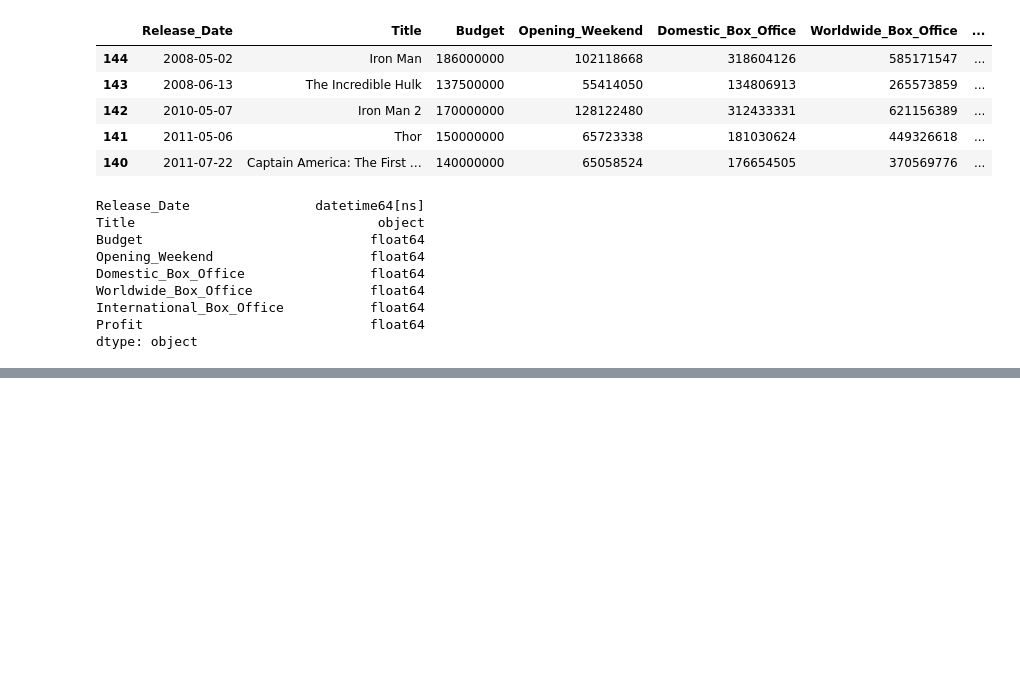
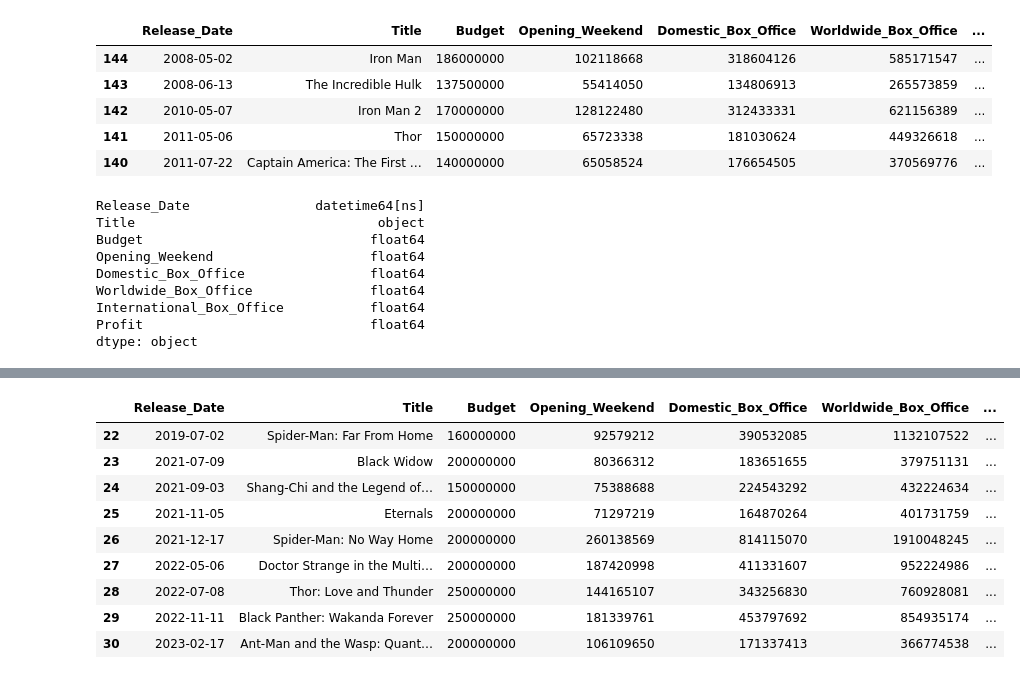
Before and after one commit to Kevin-McConchie/Marvel-Box-Office, a Jupyter notebook: Marvel Box Office.ipynb, the cells around one changed output, grey strips where cells are left out. Cells and saved outputs as stored; diff of their text form; code cells hidden in the pictures; blank space fills up the shorter version.

```diff
--- a/Marvel Box Office.ipynb
+++ b/Marvel Box Office.ipynb
@@ -142,3 +222,38 @@ movies_df.head(10)
+# %%
+phase_4 = movies_df.loc[22:30]
+fig = px.scatter(phase_4, x= phase_4.index, y="Profit", size = 'Profit',
+                 trendline="ols", trendline_scope="overall",
+                 color_discrete_sequence=["red", "red"])
+fig.update_layout(
+            autosize=False,
+    width=1000,
+    height=500,
+    margin=dict(
+    ),
+    xaxis = dict(
+        tickmode = 'array',
+        tickvals = [22,23,24,25,26,27,28,29,30],
+        ticktext = ['Spider-Man: Far From Home', 'Black Widow', 'Shang-Chi', 'Eternals',
+                    'Spider-Man: No Way Home', "Doctor Strange: MOM",'Thor: Love and Thunder',
+                    "Black Panther: Wakanda Forever", "Ant-Man and the Wasp: Quantumania"],
+        title = 'Movie Title'
+    )
+)
+
+fig.show()
+# %%
+phase_4
+# %% [output]
+|  | Release_Date | Title | Budget | Opening_Weekend | Domestic_Box_Office | Worldwide_Box_Office | ... |
+| 22 | 2019-07-02 | Spider-Man: Far From Home | 160000000 | 92579212 | 390532085 | 1132107522 | ... |
+| 23 | 2021-07-09 | Black Widow | 200000000 | 80366312 | 183651655 | 379751131 | ... |
+| 24 | 2021-09-03 | Shang-Chi and the Legend of… | 150000000 | 75388688 | 224543292 | 432224634 | ... |
+| 25 | 2021-11-05 | Eternals | 200000000 | 71297219 | 164870264 | 401731759 | ... |
+| 26 | 2021-12-17 | Spider-Man: No Way Home | 200000000 | 260138569 | 814115070 | 1910048245 | ... |
+| 27 | 2022-05-06 | Doctor Strange in the Multi… | 200000000 | 187420998 | 411331607 | 952224986 | ... |
+| 28 | 2022-07-08 | Thor: Love and Thunder | 250000000 | 144165107 | 343256830 | 760928081 | ... |
+| 29 | 2022-11-11 | Black Panther: Wakanda Forever | 250000000 | 181339761 | 453797692 | 854935174 | ... |
+| 30 | 2023-02-17 | Ant-Man and the Wasp: Quant… | 200000000 | 106109650 | 171337413 | 366774538 | ... |
 # %%
 # Group and average phases
 four_phase_avg = movies_df.groupby(['Phase']).mean()
```
Also changed, not shown: parts of 5 cells of this notebook.
